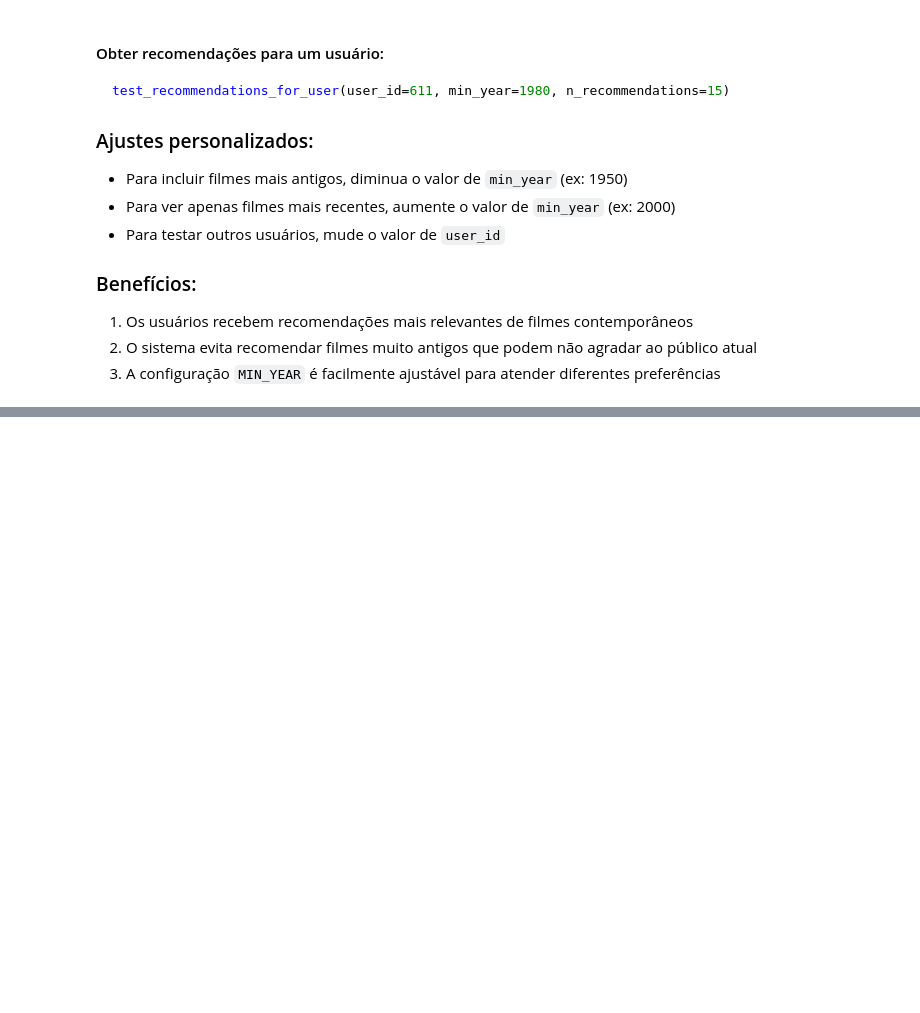
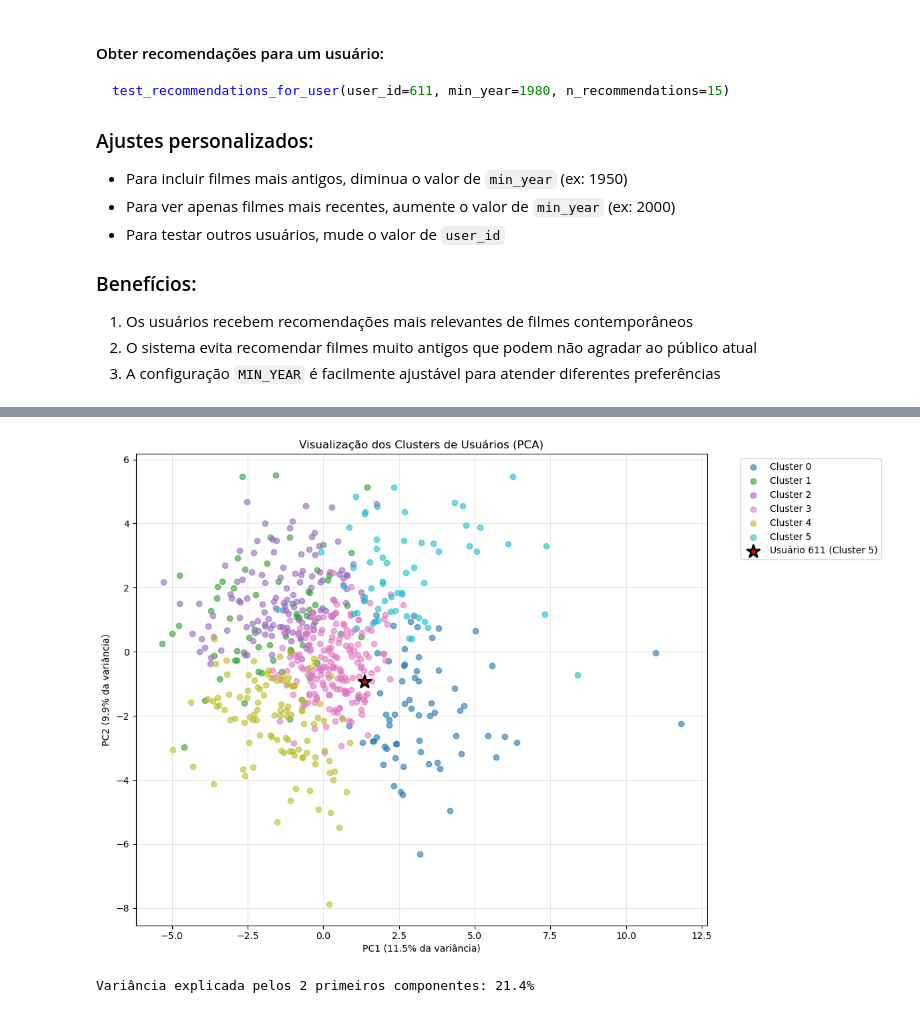
Before and after one commit to rasecfaria/FinalProject, a Jupyter notebook: v2.ipynb, the cells around one changed output, grey strips where cells are left out. Cells and saved outputs as stored; diff of their text form; code cells hidden in the pictures; blank space fills up the shorter version.

```diff
--- a/v2.ipynb
+++ b/v2.ipynb
@@ -27,11 +27,12 @@ def extract_year(title):
 # Adicionar coluna de ano ao DataFrame de filmes
 movies['year'] = movies['title'].apply(extract_year)
 
-# Calcular a distribuição de anos para entender a faixa de anos nos dados
-year_counts = movies['year'].value_counts().sort_index()
-min_year = movies['year'].min()
-max_year = movies['year'].max()
+# Remover filmes antes de 1970 permanentemente
+movies = movies[movies['year'] >= 1970].reset_index(drop=True)
 
-print(f"Anos dos filmes: de {min_year} até {max_year}")
-print(f"Total de filmes com ano identificado: {movies['year'].count()}")
-print(f"Filmes sem ano identificado: {movies['year'].isna().sum()}")
+# Filtrar avaliações para incluir apenas filmes que ainda estão no conjunto de dados de filmes filtrados
+ratings = ratings[ratings['movieId'].isin(movies['movieId'])].reset_index(drop=True)
+
+print(f"Conjunto de dados filtrado para filmes a partir de 1970")
+print(f"Total de filmes: {len(movies)}")
+print(f"Total de avaliações: {len(ratings)}")
@@ -785,7 +1071,7 @@ Podemos obter um sistema de recomendação ainda mais robusto combinando as duas
 Vamos implementar uma função que utiliza ambas as técnicas para gerar recomendações.
 # %%
 def get_recommendations_for_user(user_id, X_norm, user_mapper_norm, movie_mapper_norm, movie_inv_mapper_norm,
-                                 bayesian_avg_ratings=None, n_recommendations=10, min_year=1980):
+                                 bayesian_avg_ratings=None, n_recommendations=10):
     """
     Gera recomendações para um usuário específico usando normalização e média bayesiana.
     Filtra filmes muito antigos com base no parâmetro min_year.
@@ -970,5 +1279,5 @@ print(f"Anos dos filmes no dataset: de {min_year} até {max_year}")
 # %%
-def test_recommendations_for_user(user_id, min_year=1980, n_recommendations=10):
+def test_recommendations_for_user(user_id, n_recommendations=10):
     """
     Função para testar recomendações para um usuário específico com um ano mínimo personalizado.
 
@@ -1108,0 +2110,36 @@ print("Isso resolve o problema de receber recomendações de filmes muito antigo
+# %%
+# Visualização dos clusters usando PCA
+plt.figure(figsize=(12, 8))
+
+# Aplicar PCA para reduzir para 2 dimensões para visualização
+pca = PCA(n_components=2, random_state=42)
+profiles_pca = pca.fit_transform(scaled_profiles)
+
+# Criar scatter plot dos clusters
+colors = plt.cm.tab10(np.linspace(0, 1, len(np.unique(cluster_labels))))
+
+for i, cluster_id in enumerate(np.unique(cluster_labels)):
+    cluster_mask = cluster_labels == cluster_id
+    plt.scatter(profiles_pca[cluster_mask, 0], profiles_pca[cluster_mask, 1],
+                c=[colors[i]], label=f'Cluster {cluster_id}', alpha=0.6)
+
+# Destacar usuário 611 se estiver presente
+if 611 in user_profiles_df.index:
+    user_611_idx = list(user_profiles_df.index).index(611)
+    user_611_cluster = user_profiles_df.loc[611, 'cluster']
+    plt.scatter(profiles_pca[user_611_idx, 0], profiles_pca[user_611_idx, 1],
+                c='red', s=200, marker='*', edgecolors='black', linewidth=2,
+                label=f'Usuário 611 (Cluster {user_611_cluster})')
+
+plt.xlabel(f'PC1 ({pca.explained_variance_ratio_[0]:.1%} da variância)')
+plt.ylabel(f'PC2 ({pca.explained_variance_ratio_[1]:.1%} da variância)')
+plt.title('Visualização dos Clusters de Usuários (PCA)')
+plt.legend(bbox_to_anchor=(1.05, 1), loc='upper left')
+plt.grid(True, alpha=0.3)
+plt.tight_layout()
+plt.show()
+
+print(f"\nVariância explicada pelos 2 primeiros componentes: {pca.explained_variance_ratio_.sum():.1%}")
+# %% [output]
+[figure, added]
+Variância explicada pelos 2 primeiros componentes: 21.4%
```
Also changed, not shown: parts of 54 cells of this notebook.
